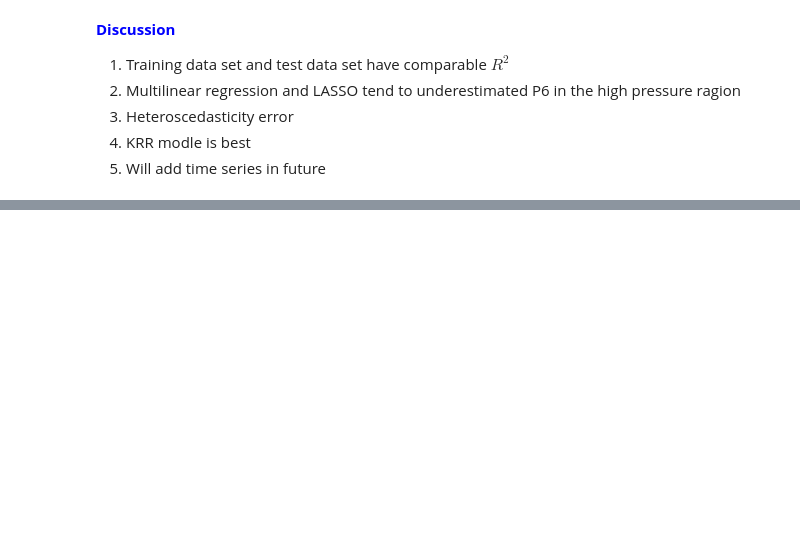
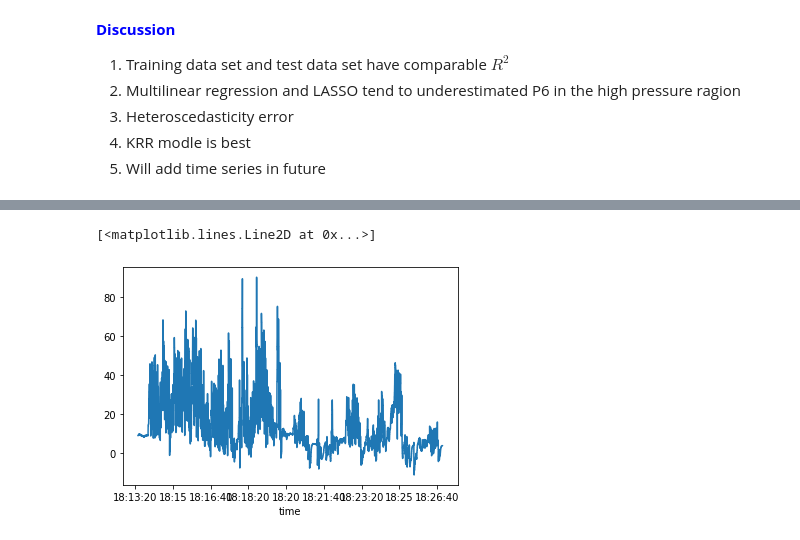
Before and after one commit to triton-wolfe/CHbE-6745-4745-Group-Project, a Jupyter notebook: Group_Project.ipynb, the cells around one changed output, grey strips where cells are left out. Drawn from its saved outputs; the diff is of its cells as text; code cells hidden in the pictures; blank space fills up the shorter version.

```diff
--- a/Group_Project.ipynb
+++ b/Group_Project.ipynb
@@ -343,0 +351,7 @@ Training r^2 = 0.609843302649187, Test r^2 = 0.585830002874164
+# %%
+# data vitulization
+pd.plotting.register_matplotlib_converters()
+plt.plot(df[df.columns[0]],y)
+# %% [output]
+[<matplotlib.lines.Line2D at 0x...>]
+[figure, added]
```
Also changed, not shown: parts of 9 cells of this notebook.
